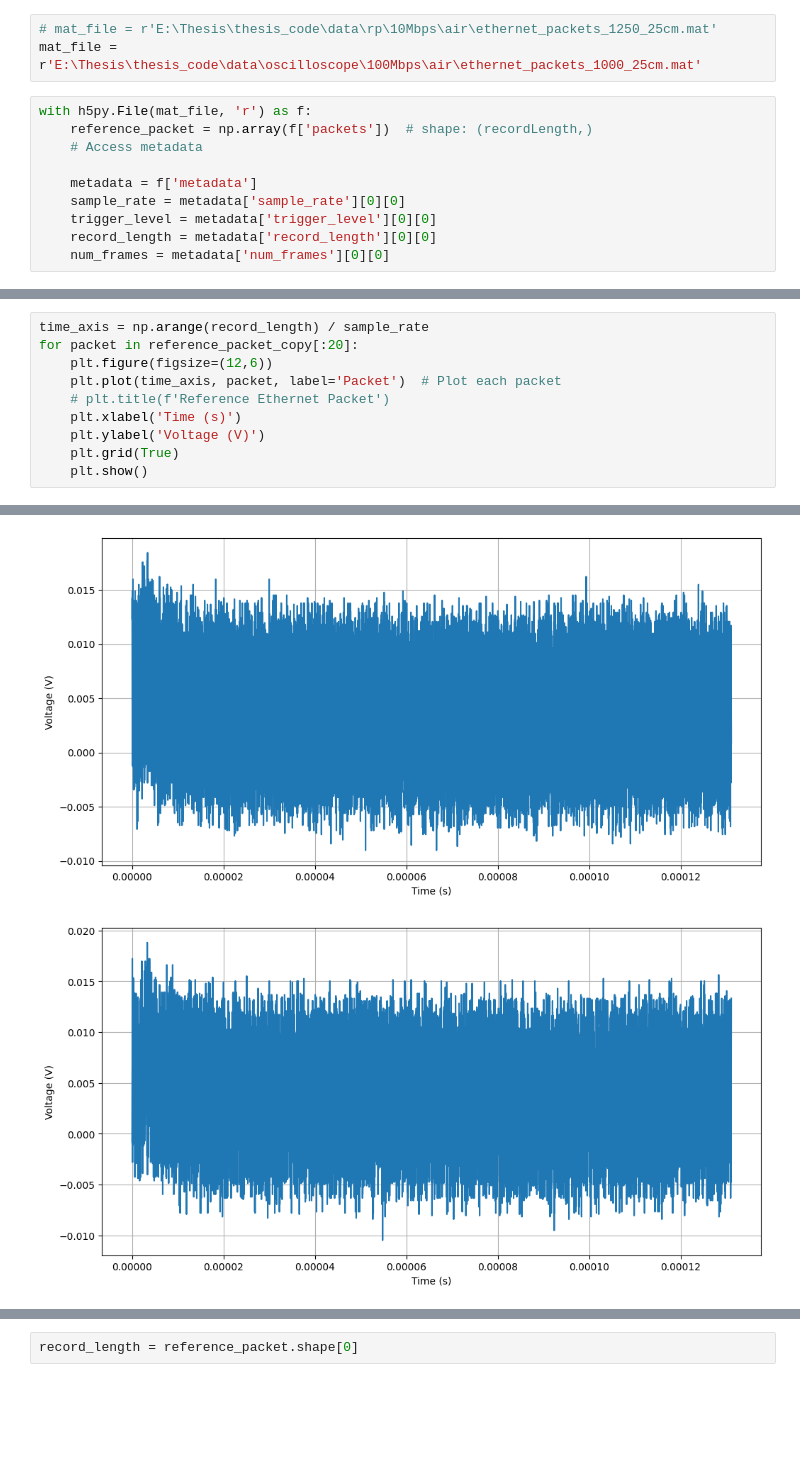
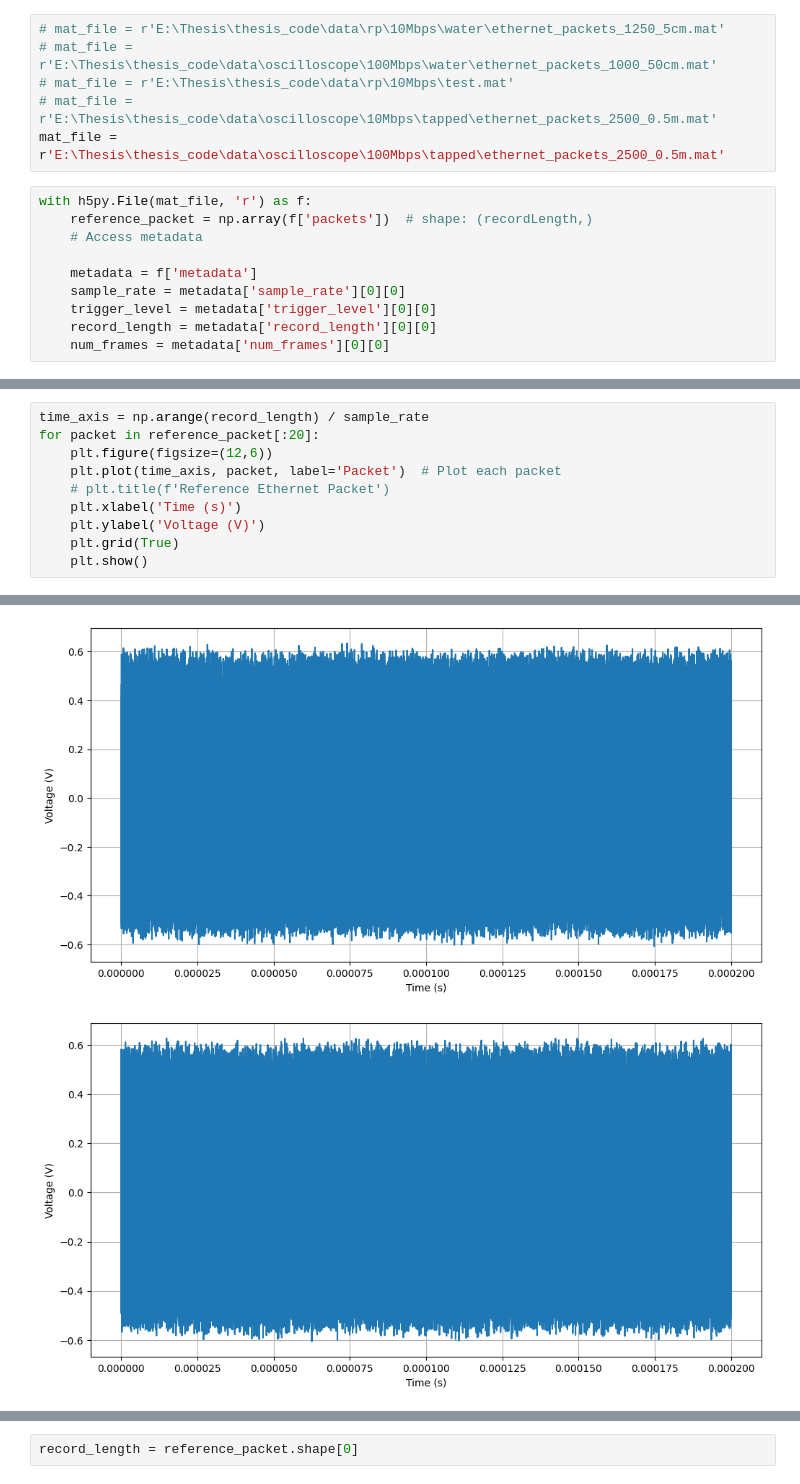
Before and after one commit to amitduwal/edge-ml-cable-anomaly, a Jupyter notebook: notebooks/visualize_verify.ipynb, the cells around one changed output, grey strips where cells are left out. Drawn from its saved outputs; the diff is of its cells as text; blank space fills up the shorter version.

```diff
--- a/notebooks/visualize_verify.ipynb
+++ b/notebooks/visualize_verify.ipynb
@@ -4,8 +4,11 @@ import matplotlib.pyplot as plt
 # %%
 import h5py
 # %%
-# mat_file = r'E:\Thesis\thesis_code\data\rp\10Mbps\air\ethernet_packets_1250_25cm.mat'
-mat_file = r'E:\Thesis\thesis_code\data\oscilloscope\100Mbps\air\ethernet_packets_1000_25cm.mat'
+# mat_file = r'E:\Thesis\thesis_code\data\rp\10Mbps\water\ethernet_packets_1250_5cm.mat'
+# mat_file = r'E:\Thesis\thesis_code\data\oscilloscope\100Mbps\water\ethernet_packets_1000_50cm.mat'
+# mat_file = r'E:\Thesis\thesis_code\data\rp\10Mbps\test.mat'
+# mat_file = r'E:\Thesis\thesis_code\data\oscilloscope\10Mbps\tapped\ethernet_packets_2500_0.5m.mat'
+mat_file = r'E:\Thesis\thesis_code\data\oscilloscope\100Mbps\tapped\ethernet_packets_2500_0.5m.mat'
 # %%
 with h5py.File(mat_file, 'r') as f:
     reference_packet = np.array(f['packets'])  # shape: (recordLength,)
@@ -25,6 +28,6 @@ reference_packet_copy = reference_packet.copy()
 # %%
 time_axis = np.arange(record_length) / sample_rate
-for packet in reference_packet_copy[:20]:
+for packet in reference_packet[:20]:
     plt.figure(figsize=(12,6))
     plt.plot(time_axis, packet, label='Packet')  # Plot each packet
     # plt.title(f'Reference Ethernet Packet')
@@ -44,2 +47,2 @@ for packet in reference_packet_copy[:20]:
-[figure, old version]
+[figure, new version]
-[figure, old version]
+[figure, new version]
```
Also changed, not shown: parts of 9 cells of this notebook, 11 other files.
